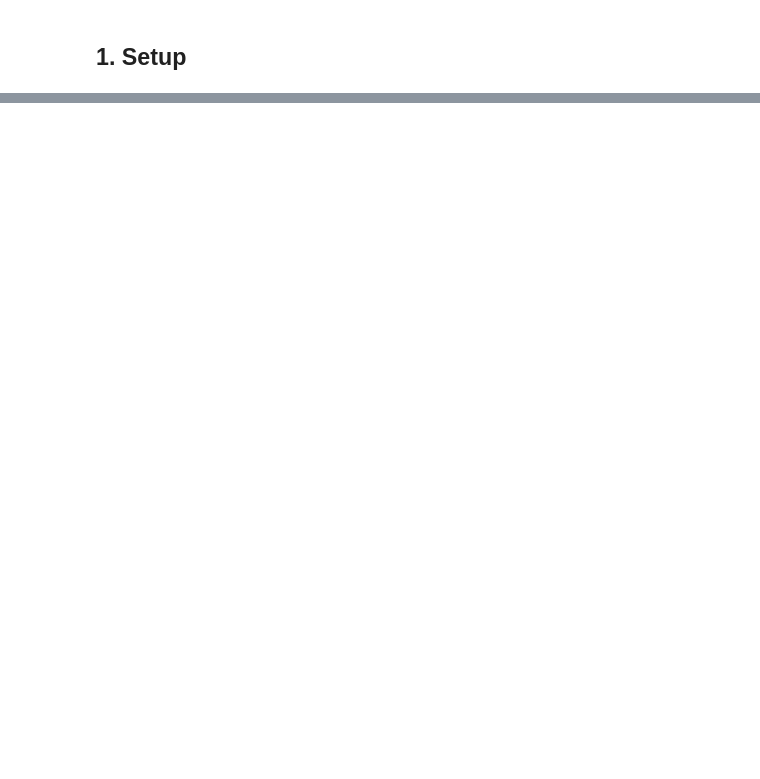
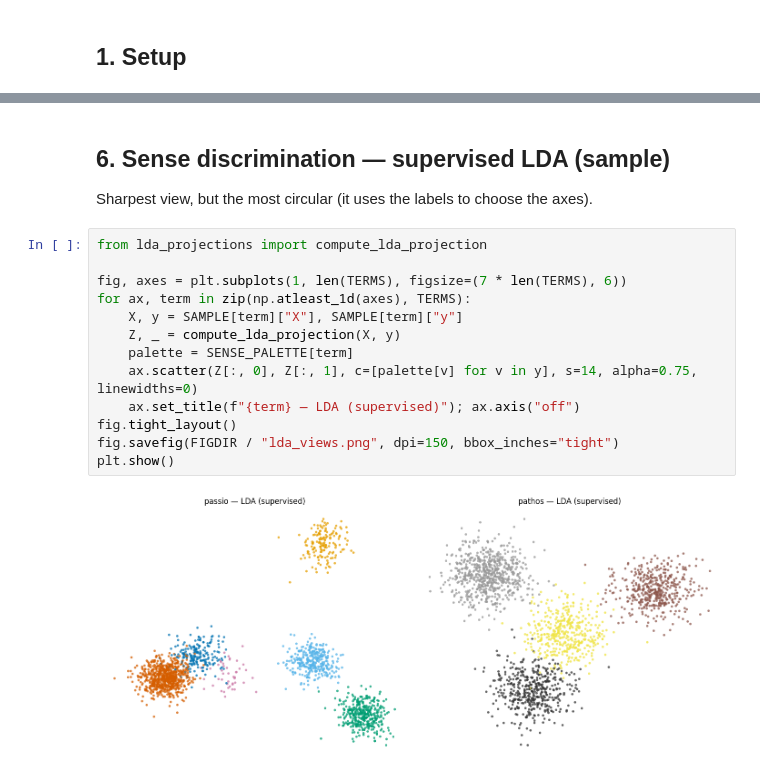
Before and after one commit to CCS-ZCU/phylosen_pilot, a Jupyter notebook: scripts/7_projections.ipynb, the cells around one changed output, grey strips where cells are left out. Drawn from its saved outputs; the diff is of its cells as text; blank space fills up the shorter version.

```diff
--- a/scripts/7_projections.ipynb
+++ b/scripts/7_projections.ipynb
@@ -317,0 +266,19 @@ for term in TERMS:
+# %% [markdown]
+## 6. Sense discrimination — supervised LDA (sample)
+
+Sharpest view, but the most circular (it uses the labels to choose the axes).
+# %%
+from lda_projections import compute_lda_projection
+
+fig, axes = plt.subplots(1, len(TERMS), figsize=(7 * len(TERMS), 6))
+for ax, term in zip(np.atleast_1d(axes), TERMS):
+    X, y = SAMPLE[term]["X"], SAMPLE[term]["y"]
+    Z, _ = compute_lda_projection(X, y)
+    palette = SENSE_PALETTE[term]
+    ax.scatter(Z[:, 0], Z[:, 1], c=[palette[v] for v in y], s=14, alpha=0.75, linewidths=0)
+    ax.set_title(f"{term} — LDA (supervised)"); ax.axis("off")
+fig.tight_layout()
+fig.savefig(FIGDIR / "lda_views.png", dpi=150, bbox_inches="tight")
+plt.show()
+# %% [output]
+[figure, added]
```
Also changed, not shown: parts of 40 cells of this notebook, 27 other files.
